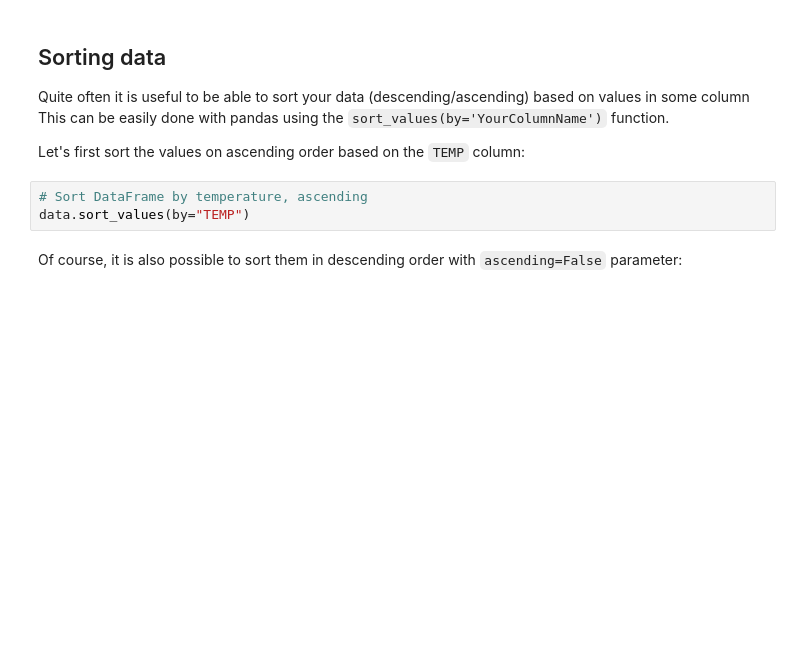
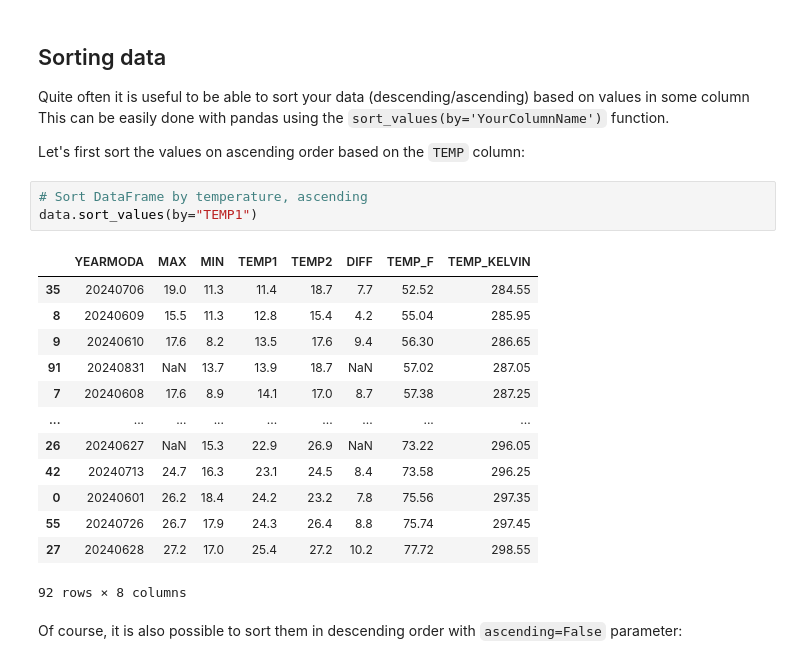
Before and after one commit to heattard/geo-python, a Jupyter notebook: source/notebooks/L5/processing-data-with-pandas.ipynb, the cells around one changed output. Saved outputs shown, nothing was run; the diff lists cells and outputs as text; blank space fills up the shorter version.

Commit message:
made everything work with new data

```diff
--- a/source/notebooks/L5/processing-data-with-pandas.ipynb
+++ b/source/notebooks/L5/processing-data-with-pandas.ipynb
@@ -477,7 +564,21 @@ This can be easily done with pandas using the `sort_values(by='YourColumnName')`
 Let's first sort the values on ascending order based on the `TEMP` column:
 # %%
 # Sort DataFrame by temperature, ascending
-data.sort_values(by="TEMP")
+data.sort_values(by="TEMP1")
+# %% [output]
+|  | YEARMODA | MAX | MIN | TEMP1 | TEMP2 | DIFF | TEMP_F | TEMP_KELVIN |
+| 35 | 20240706 | 19.0 | 11.3 | 11.4 | 18.7 | 7.7 | 52.52 | 284.55 |
+| 8 | 20240609 | 15.5 | 11.3 | 12.8 | 15.4 | 4.2 | 55.04 | 285.95 |
+| 9 | 20240610 | 17.6 | 8.2 | 13.5 | 17.6 | 9.4 | 56.30 | 286.65 |
+| 91 | 20240831 | NaN | 13.7 | 13.9 | 18.7 | NaN | 57.02 | 287.05 |
+| 7 | 20240608 | 17.6 | 8.9 | 14.1 | 17.0 | 8.7 | 57.38 | 287.25 |
+| ... | ... | ... | ... | ... | ... | ... | ... | ... |
+| 26 | 20240627 | NaN | 15.3 | 22.9 | 26.9 | NaN | 73.22 | 296.05 |
+| 42 | 20240713 | 24.7 | 16.3 | 23.1 | 24.5 | 8.4 | 73.58 | 296.25 |
+| 0 | 20240601 | 26.2 | 18.4 | 24.2 | 23.2 | 7.8 | 75.56 | 297.35 |
+| 55 | 20240726 | 26.7 | 17.9 | 24.3 | 26.4 | 8.8 | 75.74 | 297.45 |
+| 27 | 20240628 | 27.2 | 17.0 | 25.4 | 27.2 | 10.2 | 77.72 | 298.55 |
+92 rows × 8 columns
 # %% [markdown]
 Of course, it is also possible to sort them in descending order with ``ascending=False`` parameter:
 # %%
```
Also changed, not shown: parts of 14 cells of this notebook.
